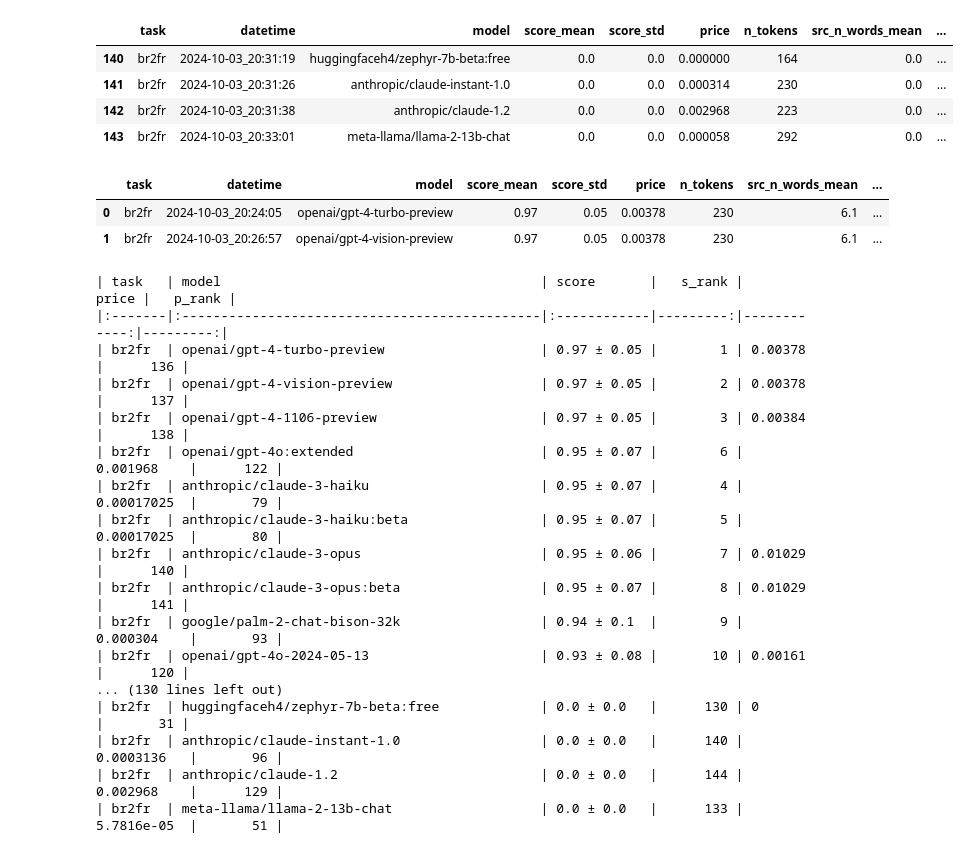
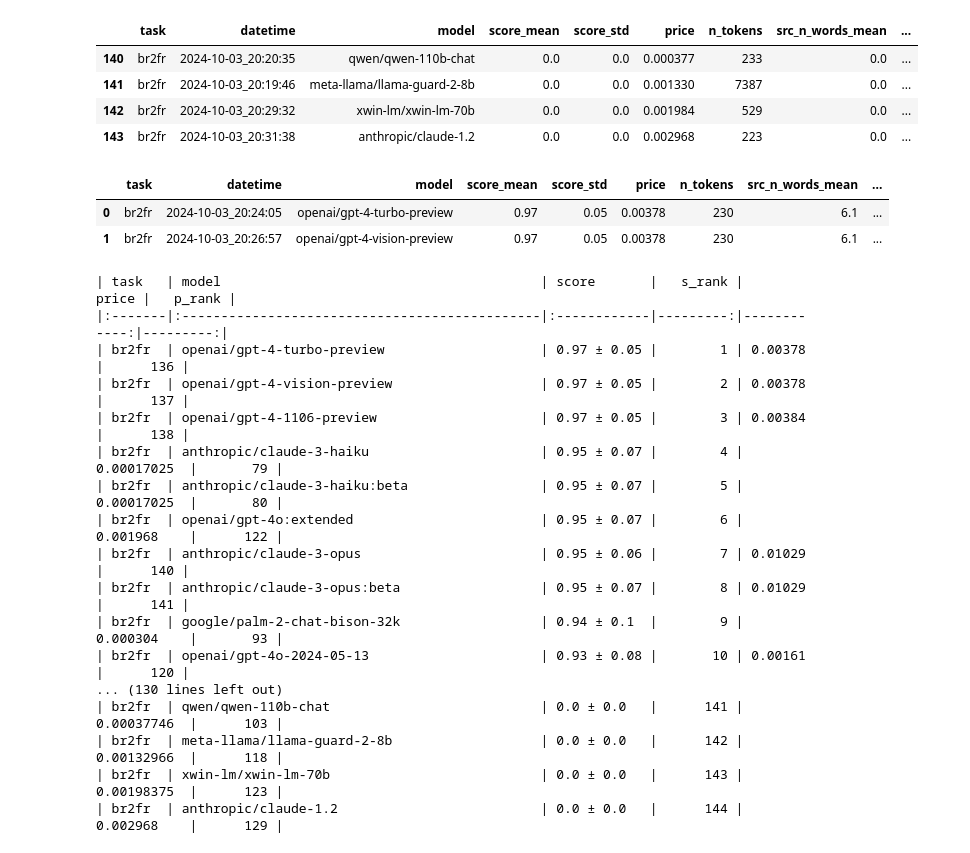
Before and after one commit to marxav/score_br_model, a Jupyter notebook: samples_logs_and_results.ipynb, the cells around one changed output. Cells and saved outputs as stored; diff of their text form; code cells hidden in the pictures.

```diff
--- a/samples_logs_and_results.ipynb
+++ b/samples_logs_and_results.ipynb
@@ -24,13 +21,14 @@ for i, row in df_res.iterrows():
 # %%
 df_res['s_rank'] = (df_res['score_mean']-0.001*df_res['price']).rank(ascending=False, method='first').astype(int)
 df_res['p_rank'] = df_res['price'].rank(ascending=True, method='first').astype(int)
+df_res = df_res.sort_values(by='s_rank', ascending=True, ignore_index=True)
 df_res.tail(4)
 # %% [output]
 |  | task | datetime | model | score_mean | score_std | price | n_tokens | src_n_words_mean | ... |
-| 140 | br2fr | 2024-10-03_20:31:19 | huggingfaceh4/zephyr-7b-beta:free | 0.0 | 0.0 | 0.000000 | 164 | 0.0 | ... |
-| 141 | br2fr | 2024-10-03_20:31:26 | anthropic/claude-instant-1.0 | 0.0 | 0.0 | 0.000314 | 230 | 0.0 | ... |
-| 142 | br2fr | 2024-10-03_20:31:38 | anthropic/claude-1.2 | 0.0 | 0.0 | 0.002968 | 223 | 0.0 | ... |
-| 143 | br2fr | 2024-10-03_20:33:01 | meta-llama/llama-2-13b-chat | 0.0 | 0.0 | 0.000058 | 292 | 0.0 | ... |
+| 140 | br2fr | 2024-10-03_20:20:35 | qwen/qwen-110b-chat | 0.0 | 0.0 | 0.000377 | 233 | 0.0 | ... |
+| 141 | br2fr | 2024-10-03_20:19:46 | meta-llama/llama-guard-2-8b | 0.0 | 0.0 | 0.001330 | 7387 | 0.0 | ... |
+| 142 | br2fr | 2024-10-03_20:29:32 | xwin-lm/xwin-lm-70b | 0.0 | 0.0 | 0.001984 | 529 | 0.0 | ... |
+| 143 | br2fr | 2024-10-03_20:31:38 | anthropic/claude-1.2 | 0.0 | 0.0 | 0.002968 | 223 | 0.0 | ... |
 # %%
 df_res.head(2)
 # %% [output]
@@ -49,18 +47,18 @@ for task in df_res['task'].unique():
 | br2fr  | openai/gpt-4-turbo-preview                    | 0.97 ± 0.05 |        1 | 0.00378     |      136 |
 | br2fr  | openai/gpt-4-vision-preview                   | 0.97 ± 0.05 |        2 | 0.00378     |      137 |
 | br2fr  | openai/gpt-4-1106-preview                     | 0.97 ± 0.05 |        3 | 0.00384     |      138 |
-| br2fr  | openai/gpt-4o:extended                        | 0.95 ± 0.07 |        6 | 0.001968    |      122 |
 | br2fr  | anthropic/claude-3-haiku                      | 0.95 ± 0.07 |        4 | 0.00017025  |       79 |
 | br2fr  | anthropic/claude-3-haiku:beta                 | 0.95 ± 0.07 |        5 | 0.00017025  |       80 |
+| br2fr  | openai/gpt-4o:extended                        | 0.95 ± 0.07 |        6 | 0.001968    |      122 |
 | br2fr  | anthropic/claude-3-opus                       | 0.95 ± 0.06 |        7 | 0.01029     |      140 |
 | br2fr  | anthropic/claude-3-opus:beta                  | 0.95 ± 0.07 |        8 | 0.01029     |      141 |
 | br2fr  | google/palm-2-chat-bison-32k                  | 0.94 ± 0.1  |        9 | 0.000304    |       93 |
 | br2fr  | openai/gpt-4o-2024-05-13                      | 0.93 ± 0.08 |       10 | 0.00161     |      120 |
 ... (130 lines left out)
-| br2fr  | huggingfaceh4/zephyr-7b-beta:free             | 0.0 ± 0.0   |      130 | 0           |       31 |
-| br2fr  | anthropic/claude-instant-1.0                  | 0.0 ± 0.0   |      140 | 0.0003136   |       96 |
+| br2fr  | qwen/qwen-110b-chat                           | 0.0 ± 0.0   |      141 | 0.00037746  |      103 |
+| br2fr  | meta-llama/llama-guard-2-8b                   | 0.0 ± 0.0   |      142 | 0.00132966  |      118 |
+| br2fr  | xwin-lm/xwin-lm-70b                           | 0.0 ± 0.0   |      143 | 0.00198375  |      123 |
 | br2fr  | anthropic/claude-1.2                          | 0.0 ± 0.0   |      144 | 0.002968    |      129 |
-| br2fr  | meta-llama/llama-2-13b-chat                   | 0.0 ± 0.0   |      133 | 5.7816e-05  |       51 |
 # %%
 prefix_file = 'samples_fr'
 # %%
```
Also changed, not shown: parts of 10 cells of this notebook, 2 other files.
